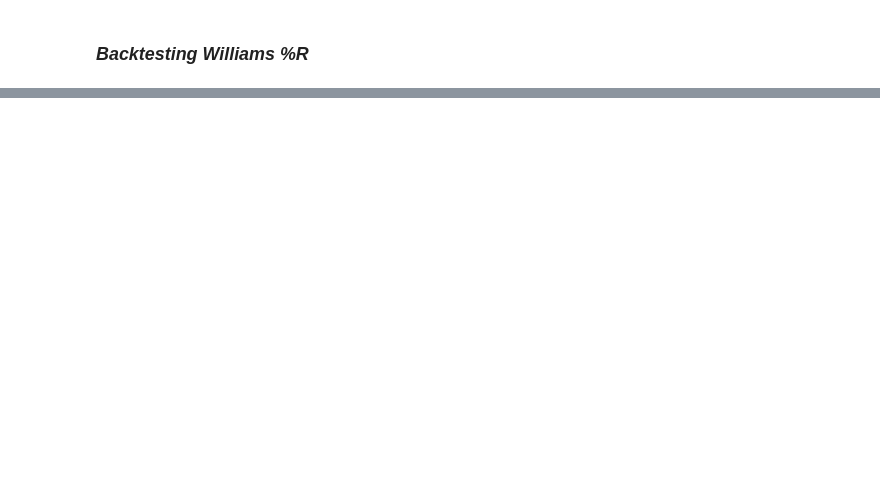
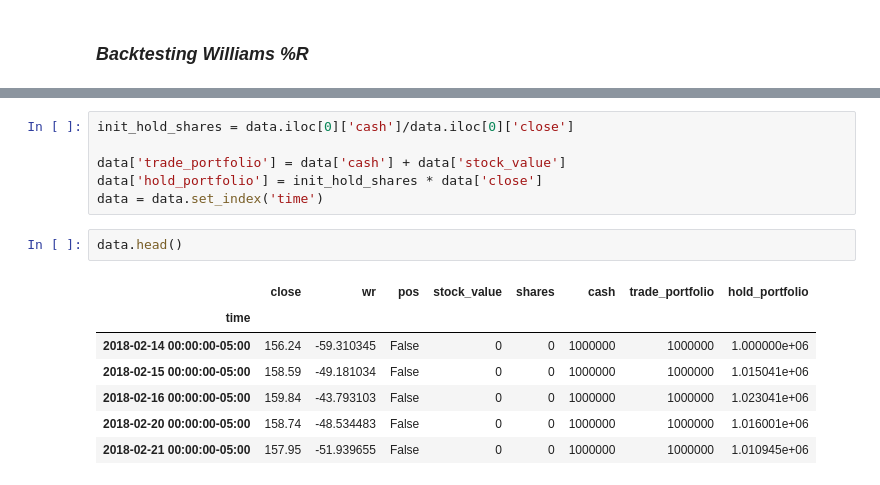
Before and after one commit to illyanyc/fin-tracker, a Jupyter notebook: backtest.ipynb, the cells around one changed output, grey strips where cells are left out. Cells and saved outputs as stored; diff of their text form; blank space fills up the shorter version.

```diff
--- a/backtest.ipynb
+++ b/backtest.ipynb
@@ -64,0 +180,16 @@ def wr_backtest(close : pd.DataFrame,
+# %%
+init_hold_shares = data.iloc[0]['cash']/data.iloc[0]['close']
+
+data['trade_portfolio'] = data['cash'] + data['stock_value']
+data['hold_portfolio'] = init_hold_shares * data['close']
+data = data.set_index('time')
+# %%
+data.head()
+# %% [output]
+|  | close | wr | pos | stock_value | shares | cash | trade_portfolio | hold_portfolio |
+| time |  |  |  |  |  |  |  |  |
+| 2018-02-14 00:00:00-05:00 | 156.24 | -59.310345 | False | 0 | 0 | 1000000 | 1000000 | 1.000000e+06 |
+| 2018-02-15 00:00:00-05:00 | 158.59 | -49.181034 | False | 0 | 0 | 1000000 | 1000000 | 1.015041e+06 |
+| 2018-02-16 00:00:00-05:00 | 159.84 | -43.793103 | False | 0 | 0 | 1000000 | 1000000 | 1.023041e+06 |
+| 2018-02-20 00:00:00-05:00 | 158.74 | -48.534483 | False | 0 | 0 | 1000000 | 1000000 | 1.016001e+06 |
+| 2018-02-21 00:00:00-05:00 | 157.95 | -51.939655 | False | 0 | 0 | 1000000 | 1000000 | 1.010945e+06 |
```
Also changed, not shown: parts of 8 cells of this notebook, 2 other files.
